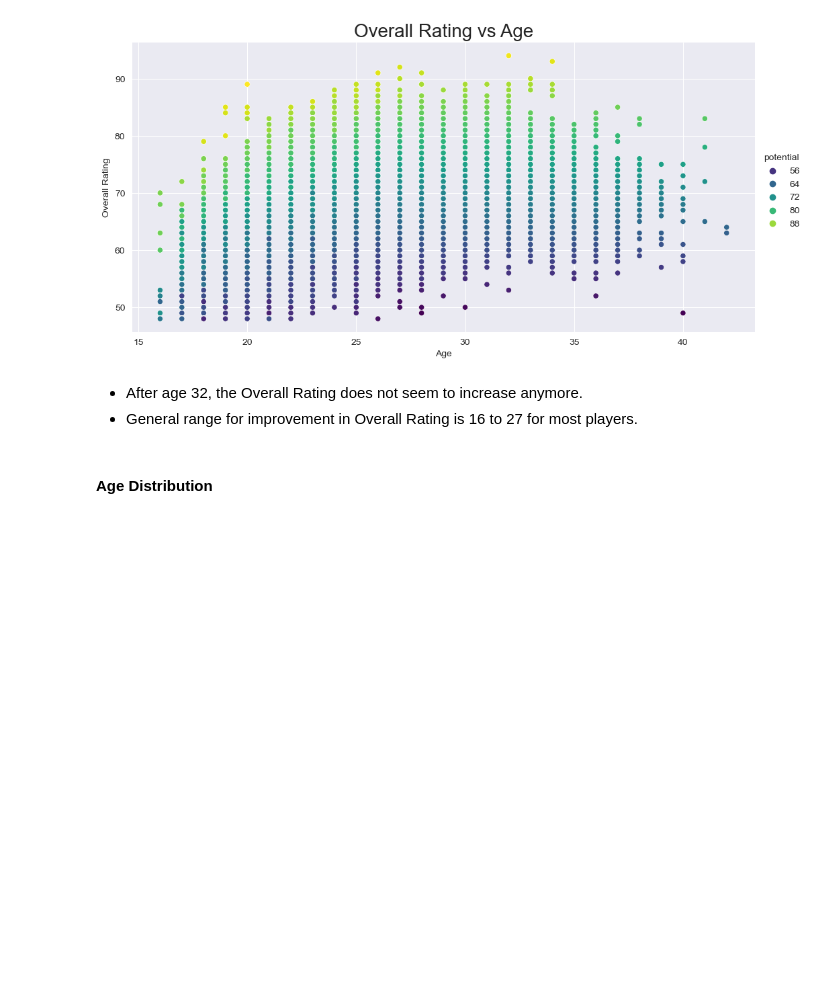
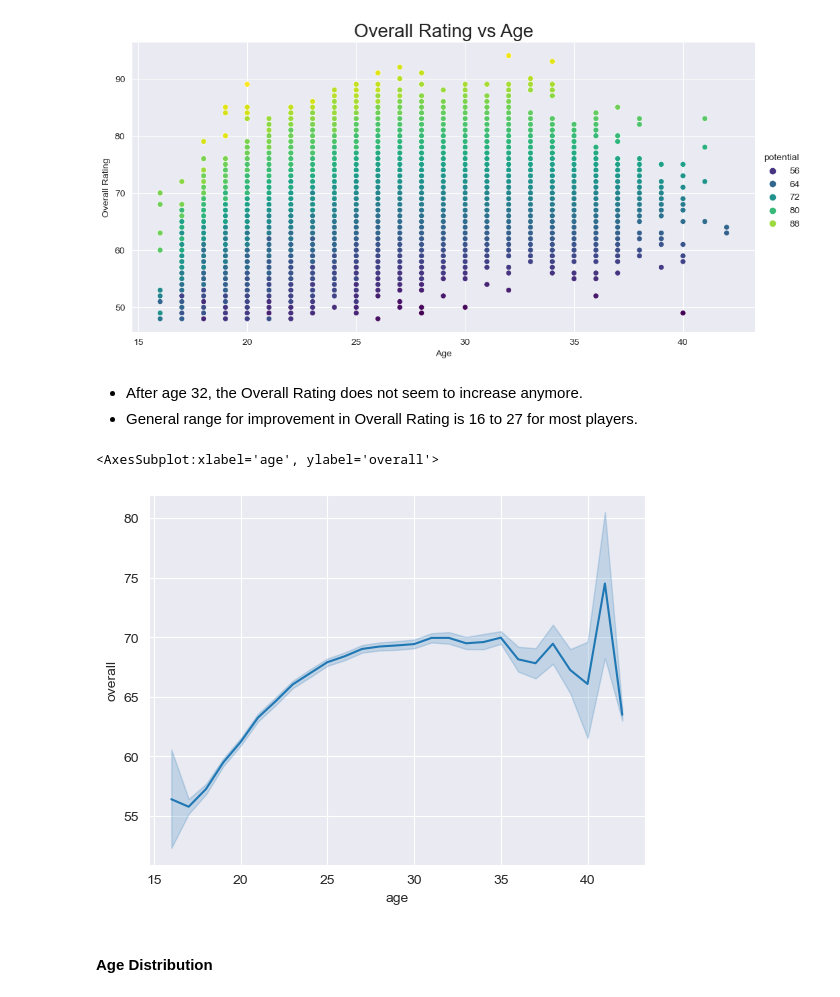
Before and after one commit to BhushanIngale/FIFA-20-Analysis, a Jupyter notebook: src/FIFA-20-Analysis.ipynb, the cells around one changed output. Drawn from its saved outputs; the diff is of its cells as text; code cells hidden in the pictures; blank space fills up the shorter version.

```diff
--- a/src/FIFA-20-Analysis.ipynb
+++ b/src/FIFA-20-Analysis.ipynb
@@ -365,6 +365,12 @@ plt.show()
 # %% [markdown]
 - After age 32, the Overall Rating does not seem to increase anymore.
 - General range for improvement in Overall Rating is 16 to 27 for most players.
+# %%
+# Another Plot for Age vs Overall:
+sns.lineplot(data=data, x="age", y="overall")
+# %% [output]
+<AxesSubplot:xlabel='age', ylabel='overall'>
+[figure, added]
 # %% [markdown]
 #### Age Distribution
 # %%
```
Also changed, not shown: parts of 4 cells of this notebook.
